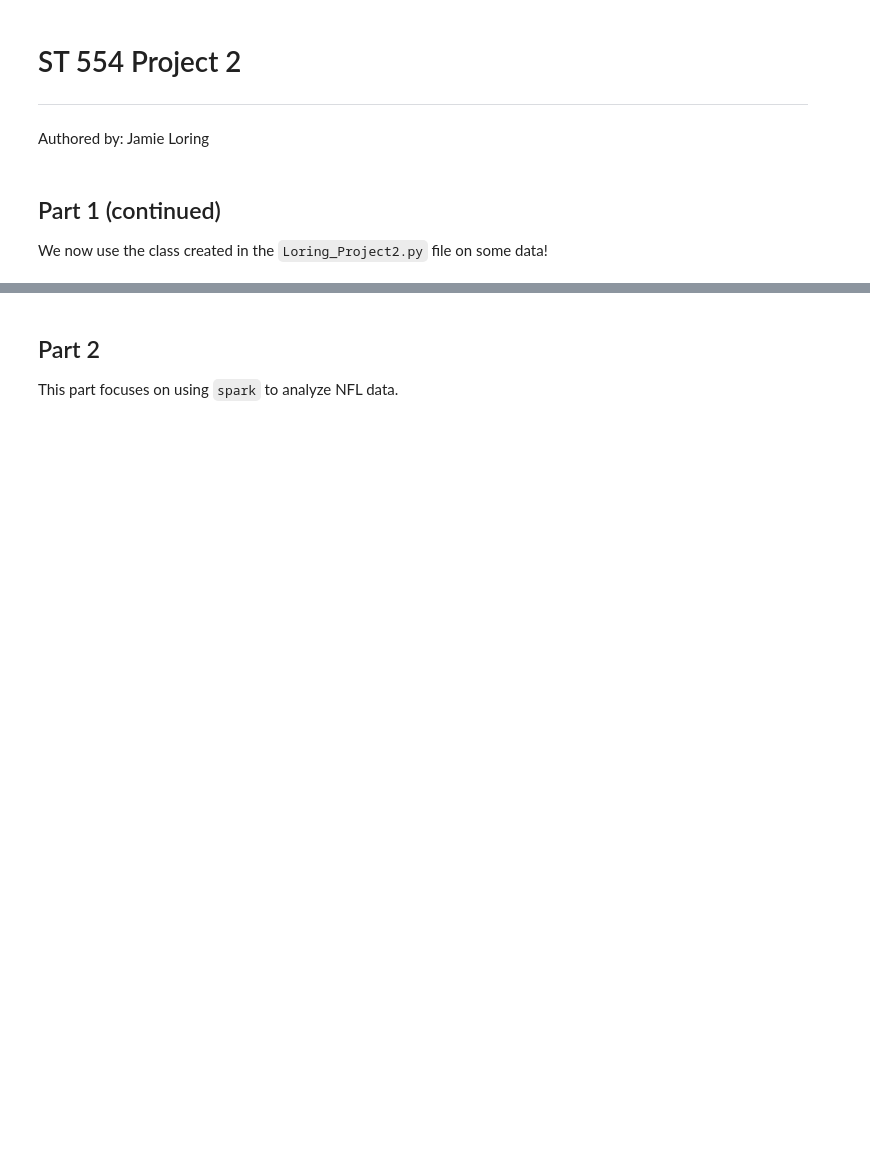
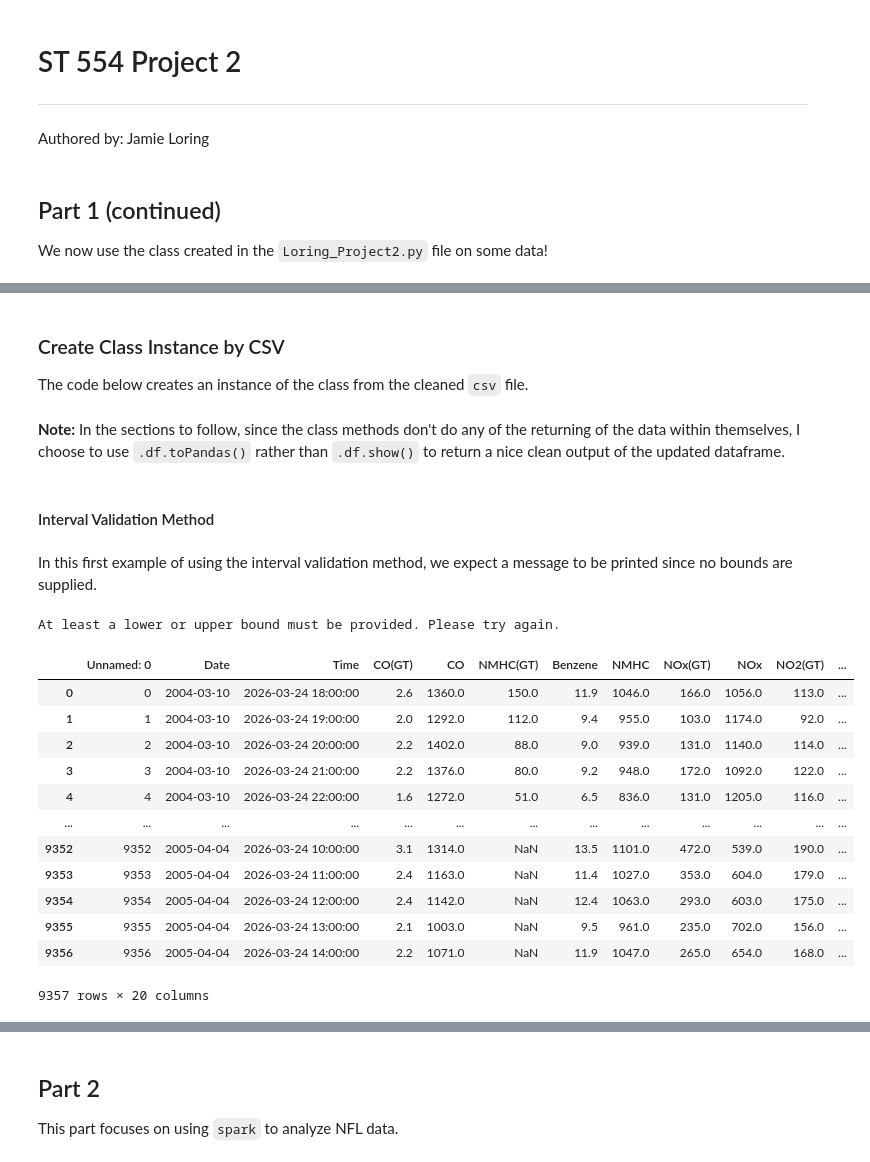
Before and after one commit to jlloring/ST-554_JLoring, a Jupyter notebook: Loring_Project2.ipynb, the cells around one changed output, grey strips where cells are left out. Saved outputs shown, nothing was run; the diff lists cells and outputs as text; code cells hidden in the pictures; blank space fills up the shorter version.

```diff
--- a/Loring_Project2.ipynb
+++ b/Loring_Project2.ipynb
@@ -7,0 +14,8 @@ We now use the class created in the `Loring_Project2.py` file on some data!
+# %%
+import pandas as pd
+import numpy as np
+from datetime import time
+from pyspark.sql import SparkSession
+
+air = pd.read_csv("air.csv")
+spark = SparkSession.builder.master('local[*]').appName('my_app').getOrCreate()
@@ -7,0 +110,28 @@ We now use the class created in the `Loring_Project2.py` file on some data!
+# %% [markdown]
+### Create Class Instance by CSV
+The code below creates an instance of the class from the cleaned `csv` file.
+# %%
+air_f_csv = SparkDataCheck.reading_csv(spark, "air_final.csv")
+# %% [markdown]
+**Note:** In the sections to follow, since the class methods don't do any of the returning of the data within themselves, I choose to use `.df.toPandas()` rather than `.df.show()` to return a nice clean output of the updated dataframe.
+# %% [markdown]
+#### Interval Validation Method
+# %% [markdown]
+In this first example of using the interval validation method, we expect a message to be printed since no bounds are supplied.
+# %%
+air_f_csv.interval_chk("CO").df.toPandas()
+# %% [output]
+At least a lower or upper bound must be provided. Please try again.
+|  | Unnamed: 0 | Date | Time | CO(GT) | CO | NMHC(GT) | Benzene | NMHC | NOx(GT) | NOx | NO2(GT) | ... |
+| 0 | 0 | 2004-03-10 | 2026-03-24 18:00:00 | 2.6 | 1360.0 | 150.0 | 11.9 | 1046.0 | 166.0 | 1056.0 | 113.0 | ... |
+| 1 | 1 | 2004-03-10 | 2026-03-24 19:00:00 | 2.0 | 1292.0 | 112.0 | 9.4 | 955.0 | 103.0 | 1174.0 | 92.0 | ... |
+| 2 | 2 | 2004-03-10 | 2026-03-24 20:00:00 | 2.2 | 1402.0 | 88.0 | 9.0 | 939.0 | 131.0 | 1140.0 | 114.0 | ... |
+| 3 | 3 | 2004-03-10 | 2026-03-24 21:00:00 | 2.2 | 1376.0 | 80.0 | 9.2 | 948.0 | 172.0 | 1092.0 | 122.0 | ... |
+| 4 | 4 | 2004-03-10 | 2026-03-24 22:00:00 | 1.6 | 1272.0 | 51.0 | 6.5 | 836.0 | 131.0 | 1205.0 | 116.0 | ... |
+| ... | ... | ... | ... | ... | ... | ... | ... | ... | ... | ... | ... | ... |
+| 9352 | 9352 | 2005-04-04 | 2026-03-24 10:00:00 | 3.1 | 1314.0 | NaN | 13.5 | 1101.0 | 472.0 | 539.0 | 190.0 | ... |
+| 9353 | 9353 | 2005-04-04 | 2026-03-24 11:00:00 | 2.4 | 1163.0 | NaN | 11.4 | 1027.0 | 353.0 | 604.0 | 179.0 | ... |
+| 9354 | 9354 | 2005-04-04 | 2026-03-24 12:00:00 | 2.4 | 1142.0 | NaN | 12.4 | 1063.0 | 293.0 | 603.0 | 175.0 | ... |
+| 9355 | 9355 | 2005-04-04 | 2026-03-24 13:00:00 | 2.1 | 1003.0 | NaN | 9.5 | 961.0 | 235.0 | 702.0 | 156.0 | ... |
+| 9356 | 9356 | 2005-04-04 | 2026-03-24 14:00:00 | 2.2 | 1071.0 | NaN | 11.9 | 1047.0 | 265.0 | 654.0 | 168.0 | ... |
+9357 rows × 20 columns
```
Also changed, not shown: parts of 66 cells of this notebook.
